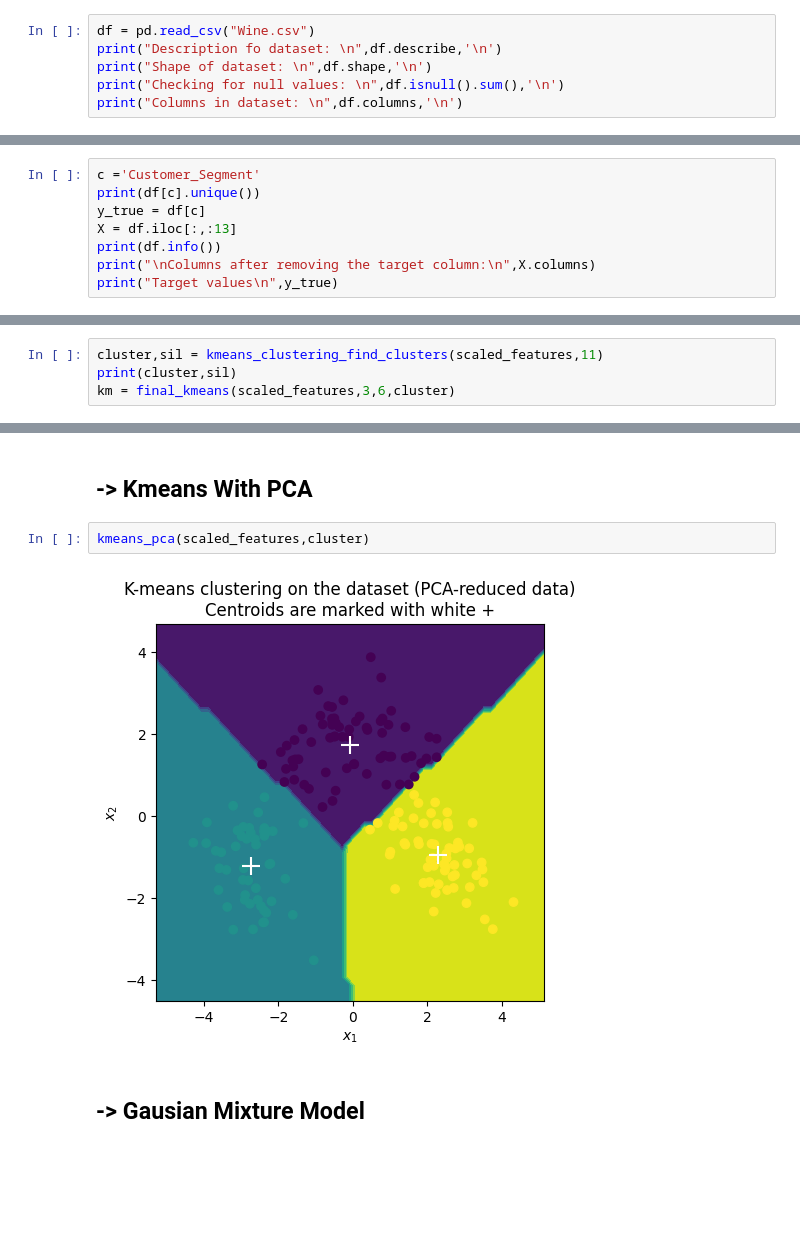
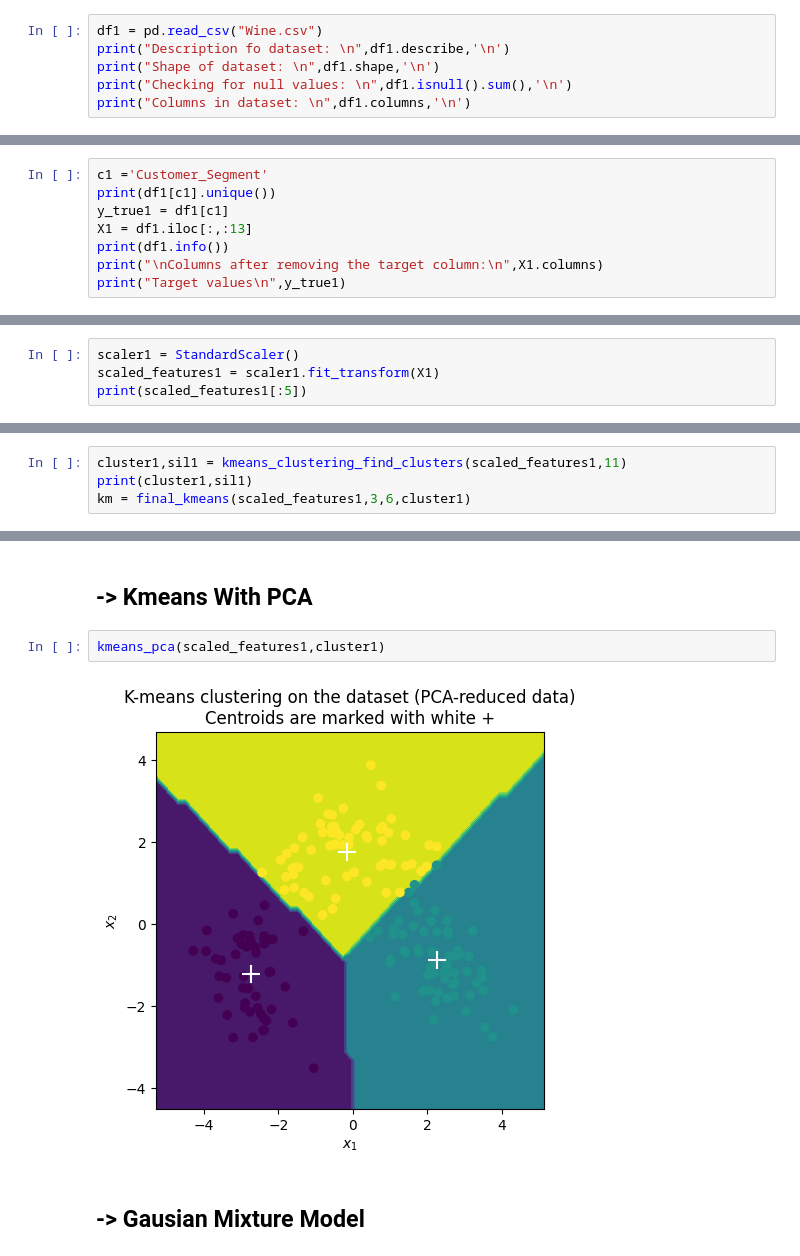
Before and after one commit to Jay0774/MACHINE-LEARNING, a Jupyter notebook: K-Means, GMM and PCA/K_means,_GMM_and_PCA.ipynb, the cells around one changed output, grey strips where cells are left out. Saved outputs shown, nothing was run; the diff lists cells and outputs as text; blank space fills up the shorter version.

```diff
--- a/K-Means, GMM and PCA/K_means,_GMM_and_PCA.ipynb
+++ b/K-Means, GMM and PCA/K_means,_GMM_and_PCA.ipynb
@@ -179,11 +179,11 @@ def gmm_pca(scaled_features,cluster=2):
 # %% [markdown]
 ## -> Describing the data
 # %%
-df = pd.read_csv("Wine.csv")
-print("Description fo dataset: \n",df.describe,'\n')
-print("Shape of dataset: \n",df.shape,'\n')
-print("Checking for null values: \n",df.isnull().sum(),'\n')
-print("Columns in dataset: \n",df.columns,'\n')
+df1 = pd.read_csv("Wine.csv")
+print("Description fo dataset: \n",df1.describe,'\n')
+print("Shape of dataset: \n",df1.shape,'\n')
+print("Checking for null values: \n",df1.isnull().sum(),'\n')
+print("Columns in dataset: \n",df1.columns,'\n')
 # %% [output]
 Description fo dataset:
  <bound method NDFrame.describe of      Alcohol  Malic_Acid   Ash  ...  OD280  Proline  Customer_Segment
@@ -205,13 +205,13 @@ Description fo dataset:
 # %% [markdown]
 ## -> Selecting the target and Removing it from examples
 # %%
-c ='Customer_Segment'
-print(df[c].unique())
-y_true = df[c]
-X = df.iloc[:,:13]
-print(df.info())
-print("\nColumns after removing the target column:\n",X.columns)
-print("Target values\n",y_true)
+c1 ='Customer_Segment'
+print(df1[c1].unique())
+y_true1 = df1[c1]
+X1 = df1.iloc[:,:13]
+print(df1.info())
+print("\nColumns after removing the target column:\n",X1.columns)
+print("Target values\n",y_true1)
 # %% [output]
 [1 2 3]
 <class 'pandas.core.frame.DataFrame'>
@@ -254,0 +235,4 @@ print(scaled_features[:5])
+# %%
+scaler1 = StandardScaler()
+scaled_features1 = scaler1.fit_transform(X1)
+print(scaled_features1[:5])
@@ -255,9 +255,9 @@ print(scaled_features[:5])
 # %% [markdown]
 ## -> Running the Functions Defined Above For Kmeans
 # %%
-cluster,sil = kmeans_clustering_find_clusters(scaled_features,11)
-print(cluster,sil)
-km = final_kmeans(scaled_features,3,6,cluster)
+cluster1,sil1 = kmeans_clustering_find_clusters(scaled_features1,11)
+print(cluster1,sil1)
+km = final_kmeans(scaled_features1,3,6,cluster1)
 # %% [output]
 For Cluster
  2
@@ -285,9 +285,9 @@ Shape of Centroids is:  (3, 13)
 [figure]
 # %% [markdown]
 ## -> Kmeans With PCA
-# %%
-kmeans_pca(scaled_features,cluster)
-# %% [output]
-[figure, removed]
+# %%
+kmeans_pca(scaled_features1,cluster1)
+# %% [output]
+[figure, added]
 # %% [markdown]
 ## -> Gausian Mixture Model
```
Also changed, not shown: parts of 10 cells of this notebook, 1 other file.
